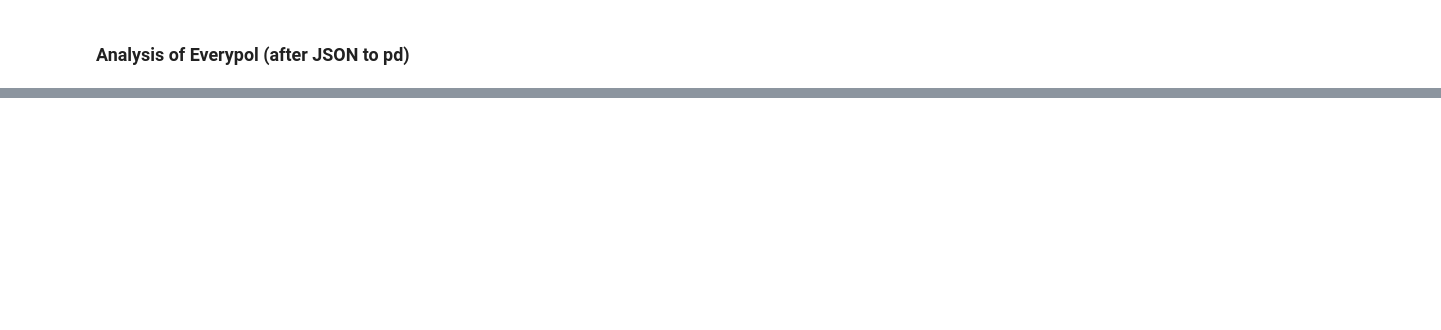
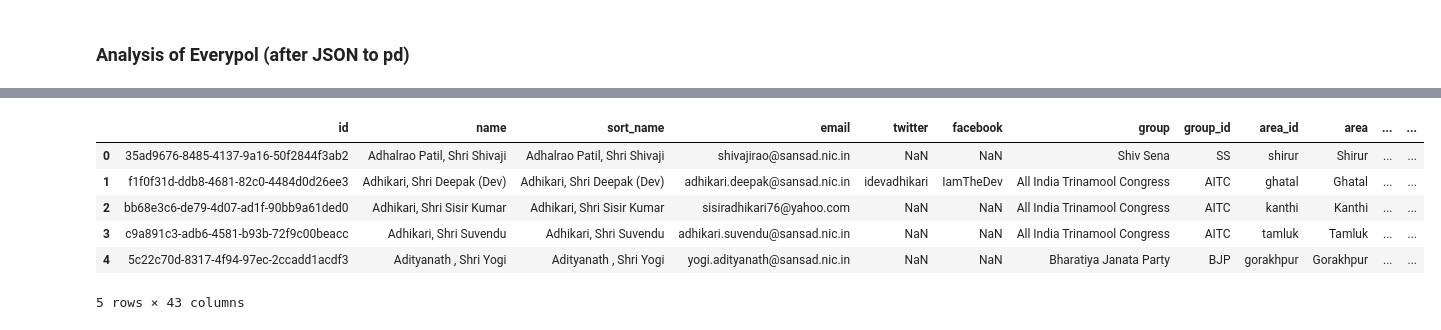
Before and after one commit to themains/pwned_pols, a Jupyter notebook: scripts/hibp_everypol_combine.ipynb, the cells around one changed output, grey strips where cells are left out. Saved outputs shown, nothing was run; the diff lists cells and outputs as text; code cells hidden in the pictures; blank space fills up the shorter version.

```diff
--- a/scripts/hibp_everypol_combine.ipynb
+++ b/scripts/hibp_everypol_combine.ipynb
@@ -61,0 +71,3 @@ df.to_csv("../data/everypol_hibp.csv", index=False)
+# %%
+breaches = pd.read_csv("../data/hipb_01_2025_breaches_data.csv")
+breaches.head()
@@ -61,0 +125,11 @@ df.to_csv("../data/everypol_hibp.csv", index=False)
+# %%
+pol_hibp = pol_dat.merge(grouped_bool_counts, left_on="email", right_on="Filename", how="left")
+pol_hibp.head()
+# %% [output]
+|  | id | name | sort_name | email | twitter | facebook | group | group_id | area_id | area | ... | ... |
+| 0 | 35ad9676-8485-4137-9a16-50f2844f3ab2 | Adhalrao Patil, Shri Shivaji | Adhalrao Patil, Shri Shivaji | shivajirao@sansad.nic.in | NaN | NaN | Shiv Sena | SS | shirur | Shirur | ... | ... |
+| 1 | f1f0f31d-ddb8-4681-82c0-4484d0d26ee3 | Adhikari, Shri Deepak (Dev) | Adhikari, Shri Deepak (Dev) | adhikari.deepak@sansad.nic.in | idevadhikari | IamTheDev | All India Trinamool Congress | AITC | ghatal | Ghatal | ... | ... |
+| 2 | bb68e3c6-de79-4d07-ad1f-90bb9a61ded0 | Adhikari, Shri Sisir Kumar | Adhikari, Shri Sisir Kumar | sisiradhikari76@yahoo.com | NaN | NaN | All India Trinamool Congress | AITC | kanthi | Kanthi | ... | ... |
+| 3 | c9a891c3-adb6-4581-b93b-72f9c00beacc | Adhikari, Shri Suvendu | Adhikari, Shri Suvendu | adhikari.suvendu@sansad.nic.in | NaN | NaN | All India Trinamool Congress | AITC | tamluk | Tamluk | ... | ... |
+| 4 | 5c22c70d-8317-4f94-97ec-2ccadd1acdf3 | Adityanath , Shri Yogi | Adityanath , Shri Yogi | yogi.adityanath@sansad.nic.in | NaN | NaN | Bharatiya Janata Party | BJP | gorakhpur | Gorakhpur | ... | ... |
+5 rows × 43 columns
```
Also changed, not shown: parts of 12 cells of this notebook, 4 other files.
